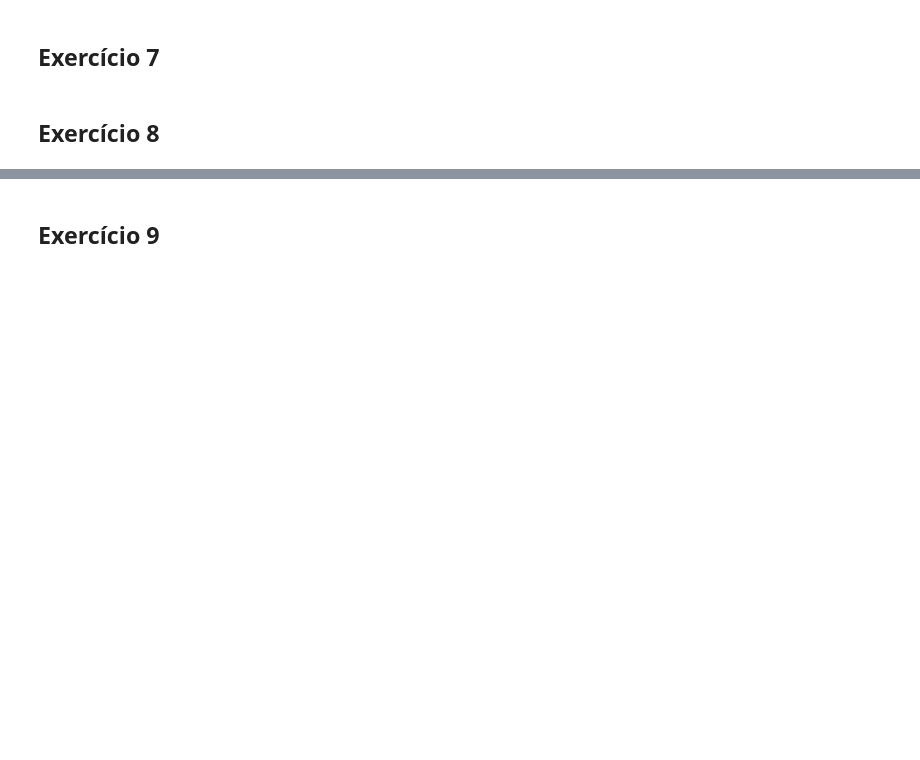
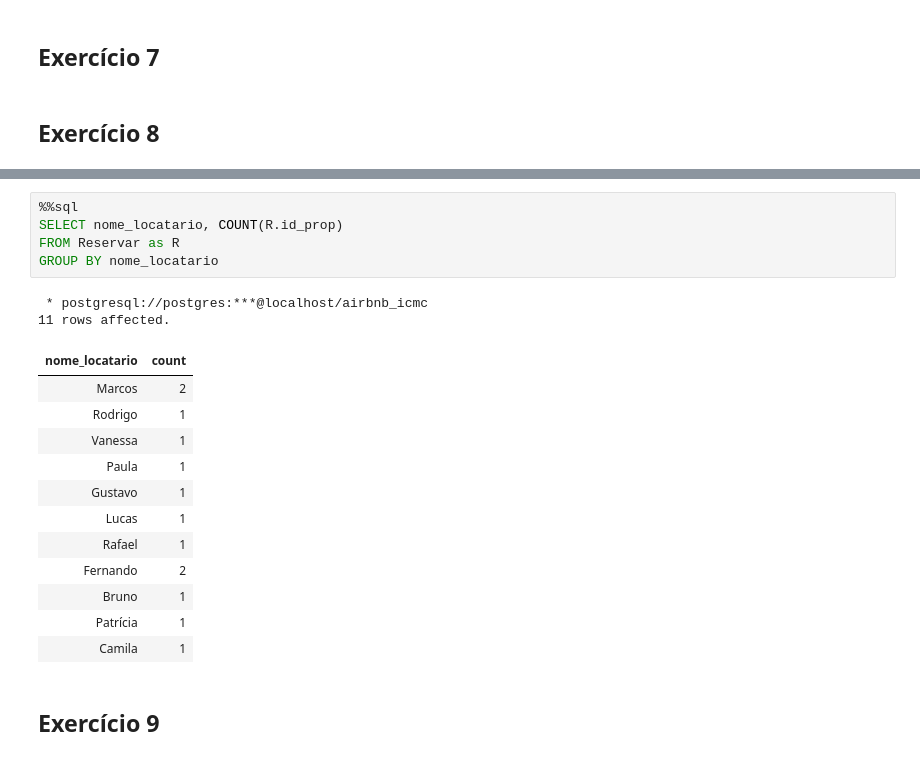
Before and after one commit to LeonardoIshida/airbnb-database-case-study, a Jupyter notebook: trabalho-1/5-10-consultas.ipynb, the cells around one changed output, grey strips where cells are left out. Cells and saved outputs as stored; diff of their text form; blank space fills up the shorter version.

```diff
--- a/trabalho-1/5-10-consultas.ipynb
+++ b/trabalho-1/5-10-consultas.ipynb
@@ -150,3 +170,23 @@ HAVING COUNT(L.id) >= 3
+# %%
+%%sql
+SELECT nome_locatario, COUNT(R.id_prop)
+FROM Reservar as R
+GROUP BY nome_locatario
+# %% [output]
+ * postgresql://postgres:***@localhost/airbnb_icmc
+11 rows affected.
+| nome_locatario | count |
+| Marcos | 2 |
+| Rodrigo | 1 |
+| Vanessa | 1 |
+| Paula | 1 |
+| Gustavo | 1 |
+| Lucas | 1 |
+| Rafael | 1 |
+| Fernando | 2 |
+| Bruno | 1 |
+| Patrícia | 1 |
+| Camila | 1 |
 # %% [markdown]
 ## Exercício 9
 # %%
```
Also changed, not shown: parts of 5 cells of this notebook.
